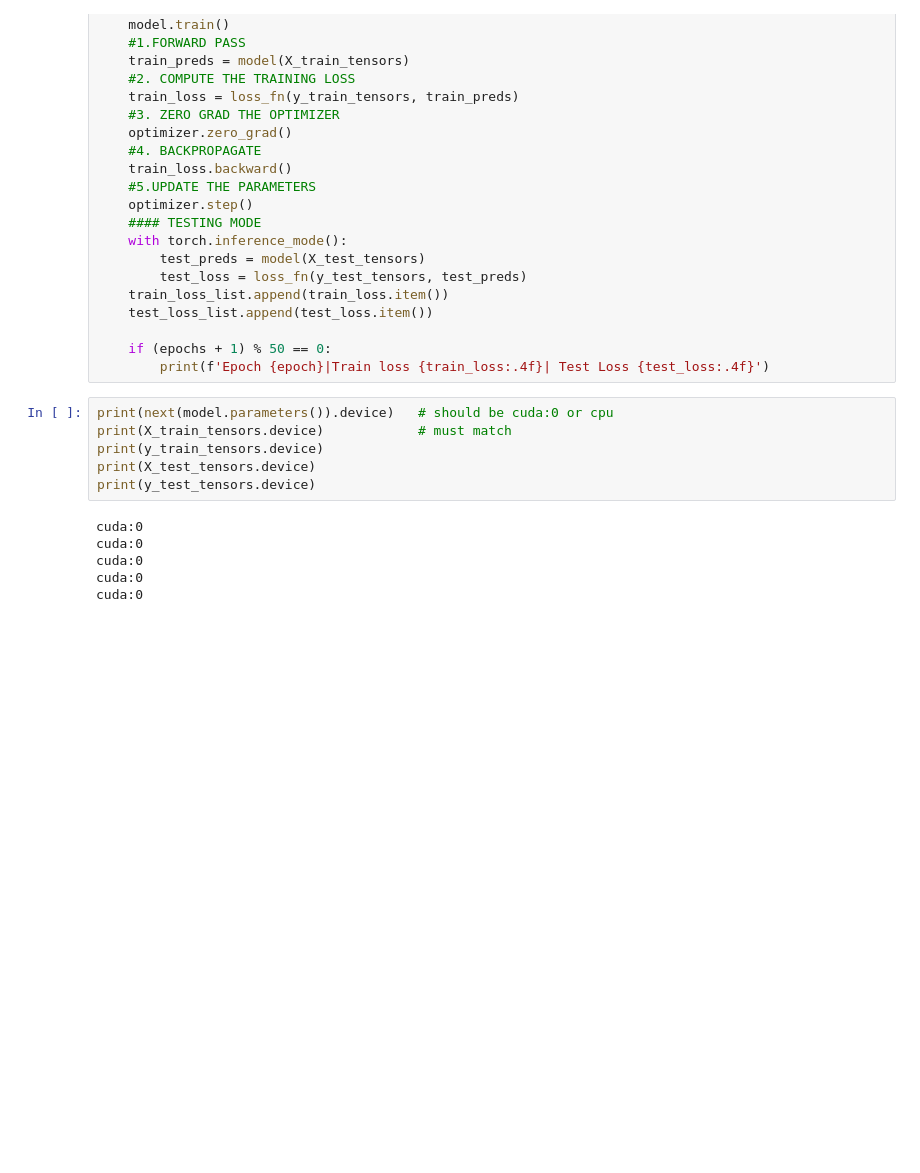
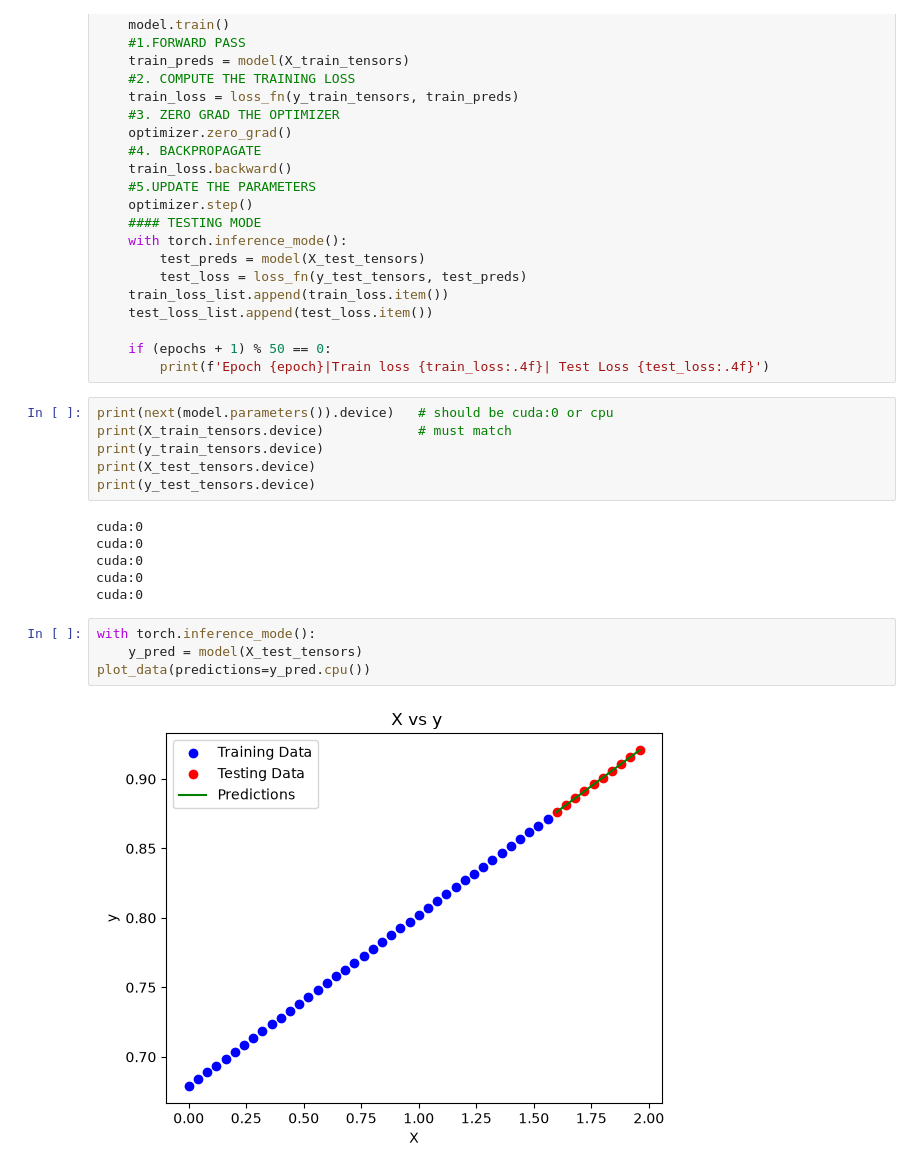
Before and after one commit to Ayush080-bct/Artificial_Intelligence_Lab, a Jupyter notebook: Day4/LinearRegressionWithPytorch.ipynb, the cells around one changed output. Saved outputs shown, nothing was run; the diff lists cells and outputs as text; blank space fills up the shorter version.

Commit message:
feat: visualize model predictions and training/testing loss curves

```diff
--- a/Day4/LinearRegressionWithPytorch.ipynb
+++ b/Day4/LinearRegressionWithPytorch.ipynb
@@ -175,3 +175,9 @@ cuda:0
 cuda:0
 cuda:0
 cuda:0
+# %%
+with torch.inference_mode():
+    y_pred = model(X_test_tensors)
+plot_data(predictions=y_pred.cpu())
+# %% [output]
+[figure, added]
```
Also changed, not shown: parts of 1 cell of this notebook.
